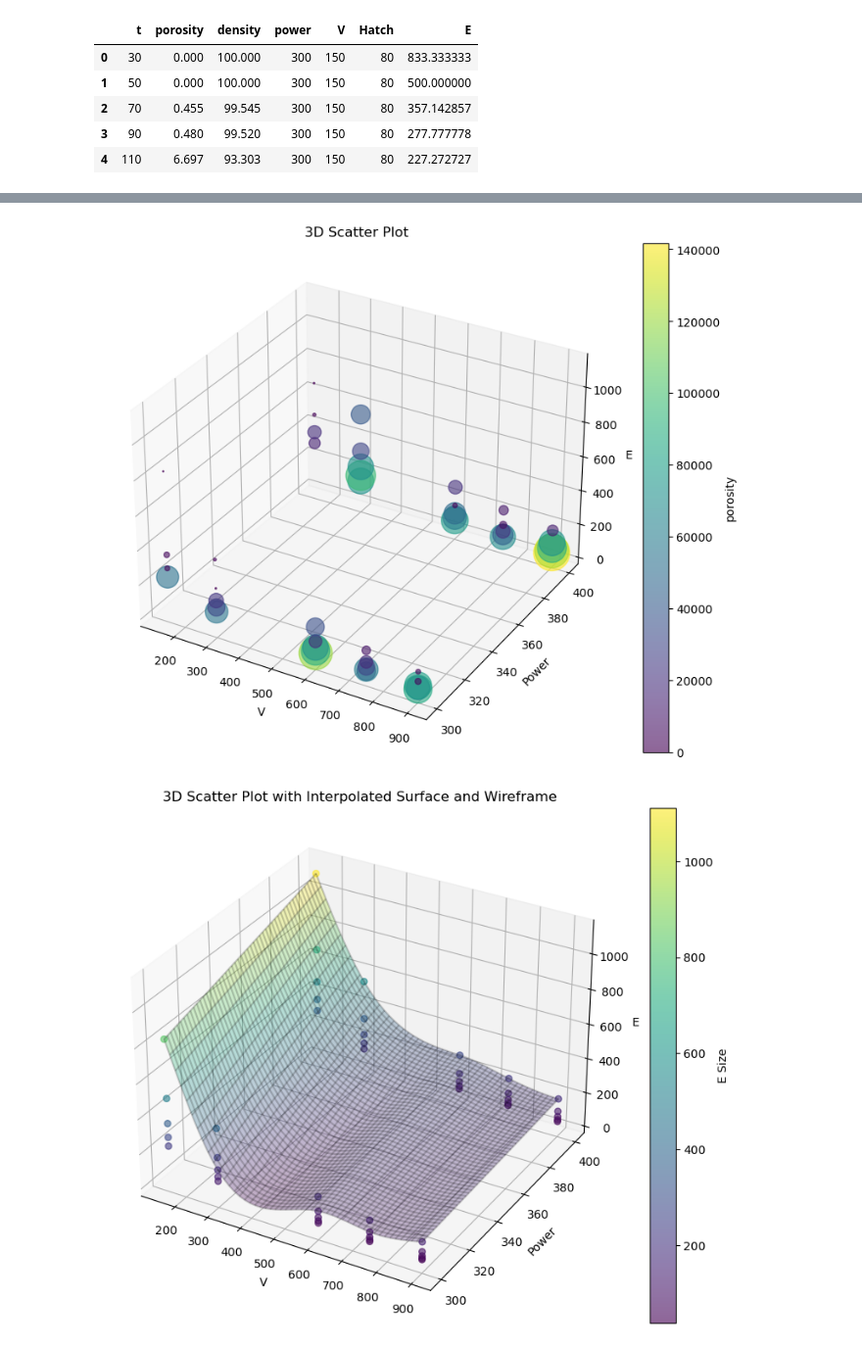
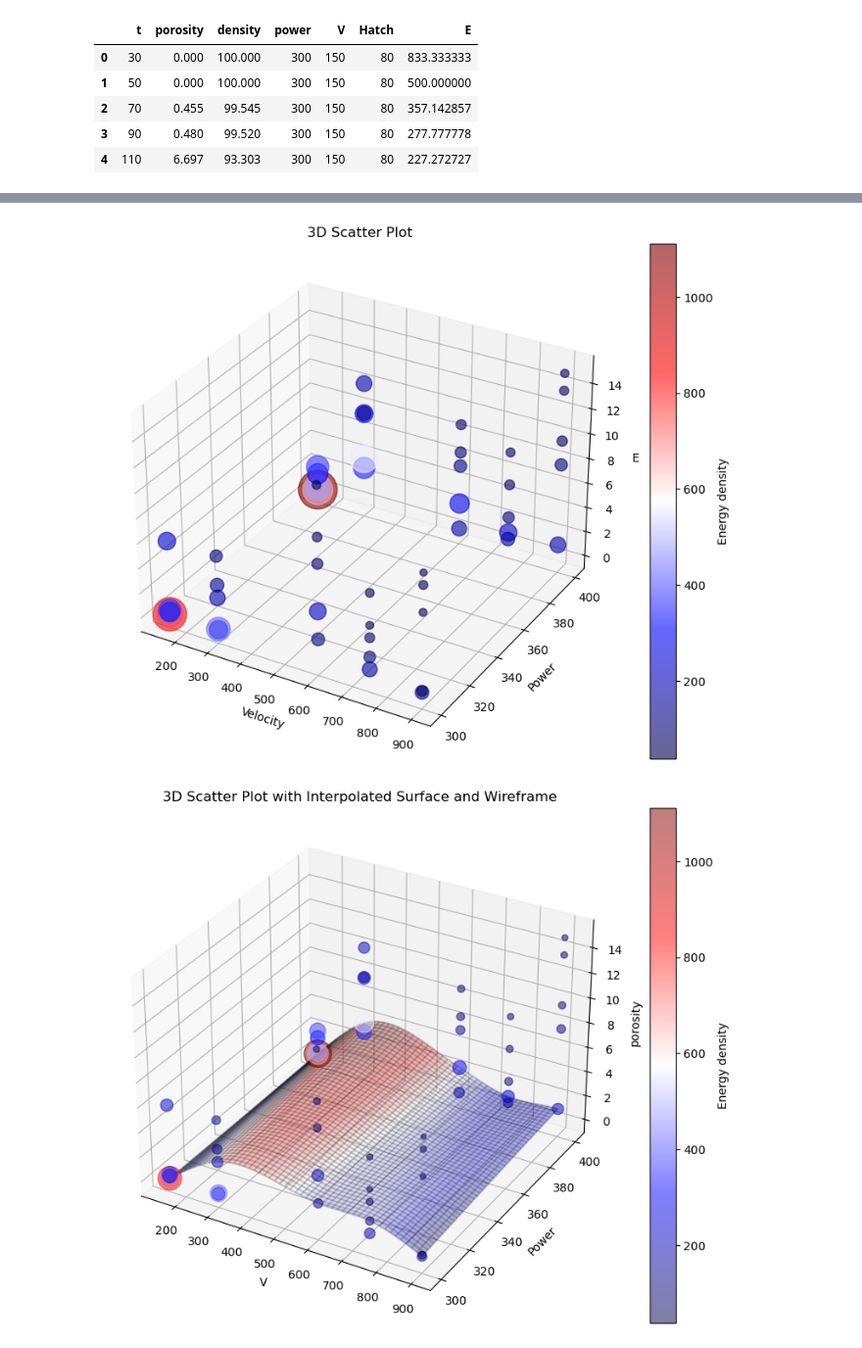
Before and after one commit to kenieveges/Korobov_YouTube, a Jupyter notebook: AlSi10Mg - Analysis/main_AlSi10Mg.ipynb, the cells around one changed output, grey strips where cells are left out. Shown at 98% size. Saved outputs shown, nothing was run; the diff lists cells and outputs as text; code cells hidden in the pictures.

Commit message:
Added new contour plots

```diff
--- a/AlSi10Mg - Analysis/main_AlSi10Mg.ipynb
+++ b/AlSi10Mg - Analysis/main_AlSi10Mg.ipynb
@@ -51,9 +51,10 @@ plt.imshow(mask_stack[11], cmap="gray")
 [figure]
 # %%
 total_pores_areas = []
+rel_pores_areas = []
 for i, mask in enumerate(mask_stack):
     # Making pores True
-    processed_mask = ~mask
+    processed_mask = ~(mask > 50)
 
     # Calculate total pores area
     labeled_mask = measure.label(processed_mask)
@@ -63,12 +64,15 @@ for i, mask in enumerate(mask_stack):
     for region in region_props:
         total_area += region.area
     total_pores_areas.append(total_area)
+    rel_pores_areas.append(total_area / (processed_mask.shape[0] * processed_mask.shape[1]) * 100)
     # Color all labels into one
     colored_labels = label2rgb(labeled_mask, bg_label=0)
-
-    # Save the processed image
-    output_path = os.path.join(output_folder, f"processed_mask_{i}.png")
-    io.imsave(output_path, img_as_ubyte(colored_labels))
+    # Disable the warning about low contrast
+    with warnings.catch_warnings():
+        warnings.simplefilter("ignore")
+        # Save the processed image
+        output_path = os.path.join(output_folder, f"processed_mask_{i}.png")
+        io.imsave(output_path, img_as_ubyte(colored_labels))
 # %%
 # Display a random image
 rand_idx = np.random.randint(len(mask_stack))
@@ -89,7 +93,7 @@ layer_data.head()
 | 3 | 90 | 0.480 | 99.520 | 300 | 150 | 80 | 277.777778 |
 | 4 | 110 | 6.697 | 93.303 | 300 | 150 | 80 | 227.272727 |
 # %%
-layer_data['porosity'] = total_pores_areas
+layer_data['porosity'] = rel_pores_areas
 layer_data.head()
 # %% [output]
 |  | t | porosity | density | power | V | Hatch | E |
@@ -121,21 +125,21 @@ plt.show
 # Create a 3D scatter plot
 fig = plt.figure(figsize=(10, 8))
 ax = fig.add_subplot(111, projection='3d')
-scatter = ax.scatter(df['V'], df['power'], df['E'], s=df['porosity']*0.007, c=df['porosity'], cmap='viridis', alpha=0.6)
+scatter = ax.scatter(df['V'], df['power'], df['porosity'], s=df['E'], c=df['E'], cmap='seismic', alpha=0.6)
 
 # Add colorbar
 cbar = plt.colorbar(scatter)
-cbar.set_label('porosity')
+cbar.set_label('Energy density')
 
 # Set labels and title
-ax.set_xlabel('V')
+ax.set_xlabel('Velocity')
 ax.set_ylabel('Power')
 ax.set_zlabel('E')
 ax.set_title('3D Scatter Plot')
 
 plt.show()
 # %% [output]
-[figure, old version]
+[figure, new version]
 # %%
 from scipy.interpolate import griddata
 df = df.fillna(df.apply(np.sqrt))
@@ -146,30 +150,30 @@ interp_v = np.linspace(df['V'].min(), df['V'].max(), n_interp_points)
 interp_power = np.linspace(df['power'].min(), df['power'].max(), n_interp_points)
 interp_x, interp_y = np.meshgrid(interp_v, interp_power)
 # %%
-# Interpolate the 'E' column values to create an approximated surface
-interp_z = griddata((df['V'], df['power']), df['E'], (interp_x, interp_y), method='cubic')
+# Interpolate the 'porosity' column values to create an approximated surface
+interp_z = griddata((df['V'], df['power']), df['porosity'], (interp_x, interp_y), method='cubic')
 # %%
 # Create a 3D scatter plot
 fig = plt.figure(figsize=(10, 8))
 ax = fig.add_subplot(111, projection='3d')
-scatter = ax.scatter(df['V'], df['power'], df['E'], s=30, c=df['E'], cmap='viridis', alpha=0.6)
+scatter = ax.scatter(df['V'], df['power'], df['porosity'], s=df['E']*0.5, c=df['E'], cmap='seismic', alpha=0.5)
 
 # Create a surface plot using the interpolated mesh grid
-surface = ax.plot_surface(interp_x, interp_y, interp_z, cmap='viridis', alpha=0.3)
+surface = ax.plot_surface(interp_x, interp_y, interp_z, cmap='seismic', alpha=0.3)
 
 # Add colorbar
 cbar = plt.colorbar(scatter)
-cbar.set_label('E Size')
+cbar.set_label('Energy density')
 
 # Create wireframe overlay
 wireframe = ax.plot_wireframe(interp_x, interp_y, interp_z, color='k', alpha=0.2)
 
 # Set labels and title
 ax.set_xlabel('V')
 ax.set_ylabel('Power')
-ax.set_zlabel('E')
+ax.set_zlabel('porosity')
 ax.set_title('3D Scatter Plot with Interpolated Surface and Wireframe')
 
 plt.show()
 # %% [output]
-[figure, old version]
+[figure, new version]
```
Also changed, not shown: parts of 12 cells of this notebook, 50 other files.
